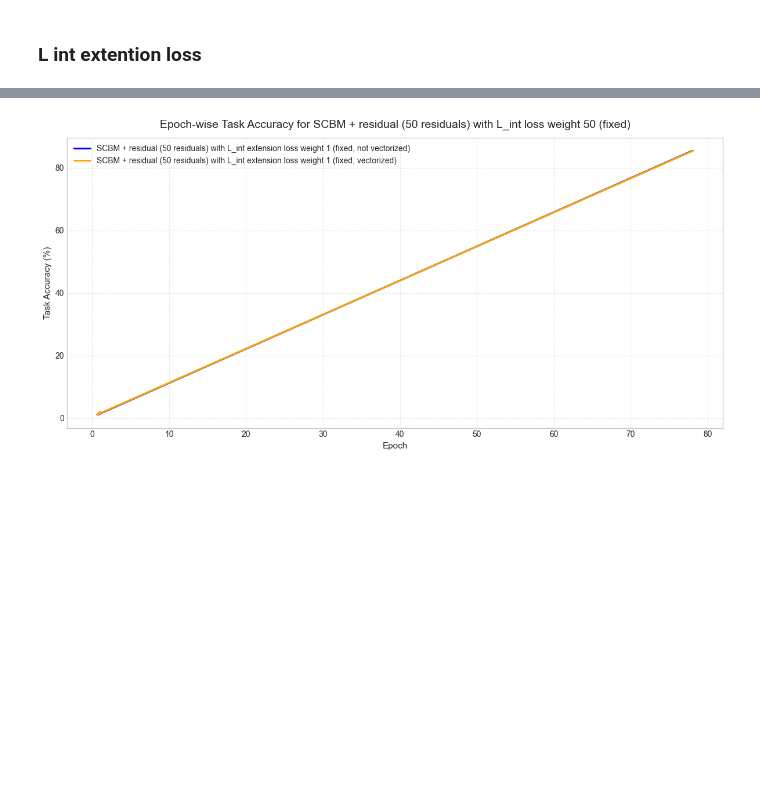
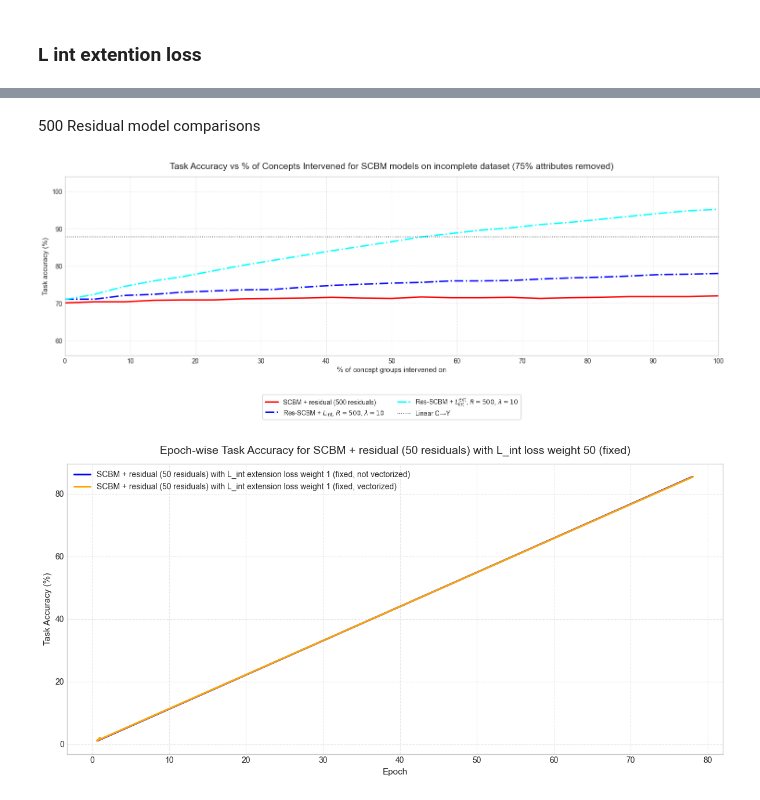
Before and after one commit to stephenmarcou/SCBM_implementation, a Jupyter notebook: results.ipynb, the cells around one changed output, grey strips where cells are left out. Cells and saved outputs as stored; diff of their text form; code cells hidden in the pictures; blank space fills up the shorter version.

```diff
--- a/results.ipynb
+++ b/results.ipynb
@@ -1420,3 +1460,78 @@ display(
+# %% [markdown]
+500 Residual model comparisons
+# %%
+fig, ax = plt.subplots(figsize=(15, 6))
+
+ax.plot(
+    concepts_intervened_pct,
+    y_accuracies_list_scbm_075_residual_500,
+    color = "red",
+    linewidth=2.2,
+    markersize=6,
+    linestyle="-",
+    label=r"SCBM + residual (500 residuals)",
+)
+
+
+ax.plot(
+    concepts_intervened_pct,
+    y_accuracies_list_scbm_075_residual_500_L_int_loss_10_fixed_200_epochs,
+    color="blue",
+    linewidth=2.2,
+    markersize=6,
+    linestyle="-.",
+    label=r"Res-SCBM + $L_{\mathrm{int}}$, $R=500$, $\lambda=10$",
+)
+
+
+ax.plot(
+    concepts_intervened_pct,
+    y_accuracies_list_scbm_075_residual_500_L_int_extension_loss_10_fixed,
+    color="cyan",
+    linewidth=2.2,
+    markersize=6,
+    linestyle="-.",
+    label=r"Res-SCBM + $L_{\mathrm{int}}^{\mathrm{ext}}$, $R=500$, $\lambda=10$",
+)
+
+ax.axhline(
+    y=y_acc_c_to_y_025,
+    color="black",
+    linestyle=":",
+    linewidth=1.2,
+    alpha=0.7,
+    label=r"Linear C→Y"
+)
+
+
+
+
+ax.set_title(
+    "Task Accuracy vs % of Concepts Intervened for SCBM models on incomplete dataset (75% attributes removed)",
+    fontsize=14,
+    pad=12,
+)
+ax.set_xlabel("% of concept groups intervened on", fontsize=11)
+ax.set_ylabel("Task accuracy (%)", fontsize=11)
+ax.xaxis.set_major_locator(MaxNLocator(integer=True, prune=None, nbins=11))
+ax.set_xlim(0, 100)
+
+y_min = 60
+y_max = 100
+pad = max((y_max - y_min) * 0.1, 0.5)
+ax.set_ylim(y_min - pad, y_max + pad)
+ax.grid(True, which="major", linestyle="--", alpha=0.45)
+ax.legend(
+    loc="upper center",
+    bbox_to_anchor=(0.5, -0.2),
+    ncol=2,  # spread across columns
+    frameon=True
+)
+fig.tight_layout()
+fig.savefig("plots/500_res_models.png", dpi=300, bbox_inches="tight")
+plt.show()
+# %% [output]
+[figure, added]
 # %%
 def extract_epoch_accuracies(full_model_path):
     epoch_accuracies = []
```
Also changed, not shown: parts of 9 cells of this notebook, 11 other files.
